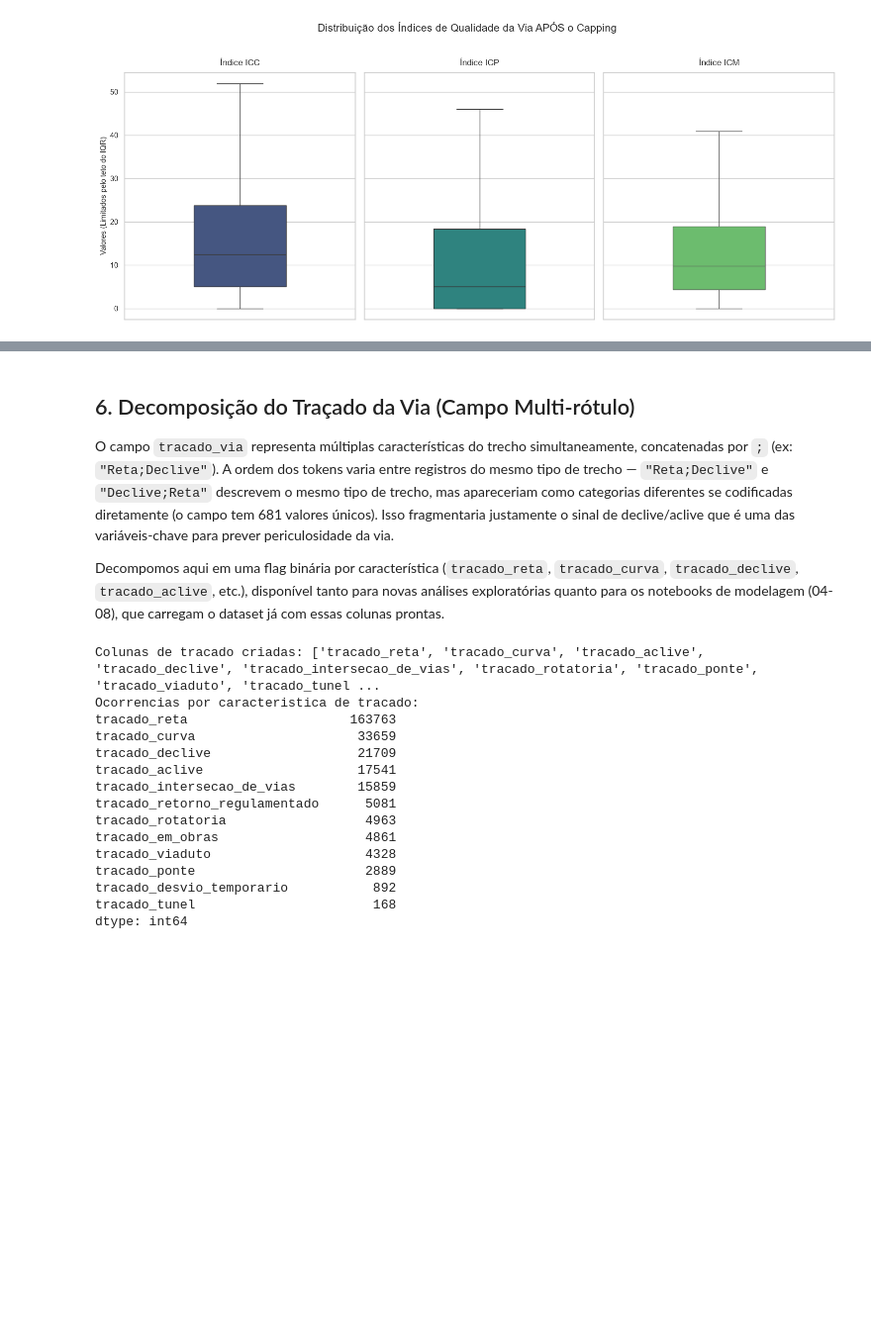
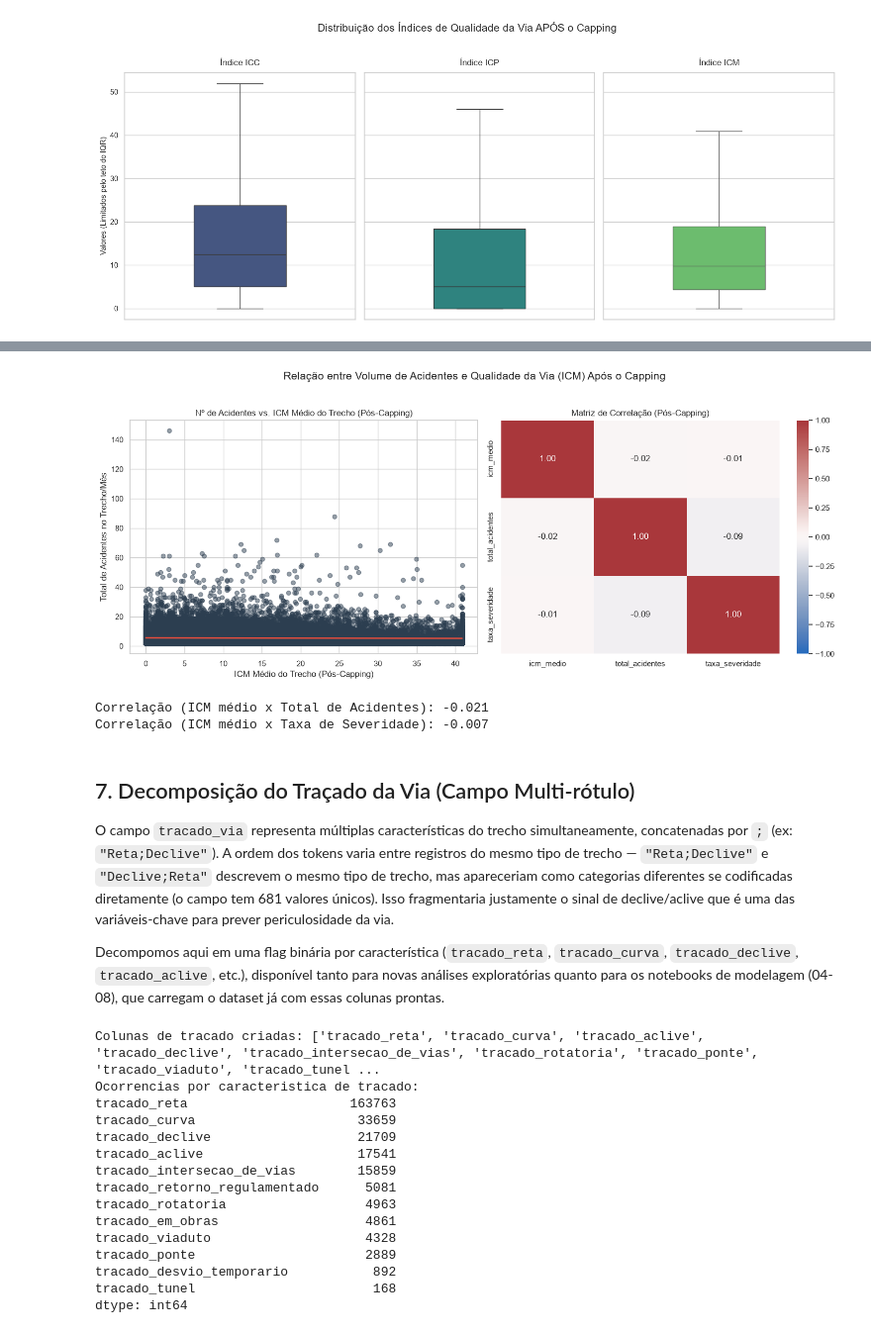
Before and after one commit to athaydegab/PredicaoAcidentesPRF, a Jupyter notebook: notebooks/03_notebook_aed.ipynb, the cells around one changed output, grey strips where cells are left out. Shown at 99% size. Saved outputs shown, nothing was run; the diff lists cells and outputs as text; code cells hidden in the pictures; blank space fills up the shorter version.

```diff
--- a/notebooks/03_notebook_aed.ipynb
+++ b/notebooks/03_notebook_aed.ipynb
@@ -351,5 +355,51 @@ Outliers suavizados com sucesso. Os dados agora refletem a distribuição real c
+# %%
+# ==========================================
+# CORRELAÇÃO: ACIDENTES vs. ICM (PÓS-CAPPING)
+# ==========================================
+# Reaproveitando a agregação por trecho/mês da Seção 4 (br, km_join, ano_mes),
+# agora com o icm já suavizado pelo capping aplicado na Seção 5.
+trechos_mensais_capped = df_aed.groupby(['br', 'km_join', 'ano_mes']).agg(
+    total_acidentes=('acidente_grave_ou_fatal', 'count'),
+    taxa_severidade=('acidente_grave_ou_fatal', 'mean'),
+    icm_medio=('icm', 'mean')
+).reset_index()
+
+# Mesmo filtro de ruído estatístico usado na Seção 4
+trechos_criticos_capped = trechos_mensais_capped[trechos_mensais_capped['total_acidentes'] >= 2].copy()
+trechos_criticos_capped['taxa_severidade'] = trechos_criticos_capped['taxa_severidade'] * 100
+
+fig, axes = plt.subplots(1, 2, figsize=(15, 6))
+
+# Painel 1: dispersão com linha de tendência (nº de acidentes x ICM médio do trecho)
+sns.regplot(
+    data=trechos_criticos_capped, x='icm_medio', y='total_acidentes',
+    scatter_kws={'alpha': 0.5, 'color': '#2c3e50'}, line_kws={'color': '#e74c3c', 'linewidth': 2},
+    ax=axes[0]
+)
+axes[0].set_title('Nº de Acidentes vs. ICM Médio do Trecho (Pós-Capping)', fontsize=12)
+axes[0].set_xlabel('ICM Médio do Trecho (Pós-Capping)')
+axes[0].set_ylabel('Total de Acidentes no Trecho/Mês')
+
+# Painel 2: matriz de correlação (diverging, ponto neutro em 0)
+correlacao_capped = trechos_criticos_capped[['icm_medio', 'total_acidentes', 'taxa_severidade']].corr()
+sns.heatmap(
+    correlacao_capped, annot=True, fmt='.2f', cmap='vlag', center=0, vmin=-1, vmax=1,
+    ax=axes[1]
+)
+axes[1].set_title('Matriz de Correlação (Pós-Capping)', fontsize=12)
+
+plt.suptitle('Relação entre Volume de Acidentes e Qualidade da Via (ICM) Após o Capping', fontsize=15, y=1.03)
+plt.tight_layout()
+plt.show()
+
+print(f"Correlação (ICM médio x Total de Acidentes): {correlacao_capped.loc['icm_medio', 'total_acidentes']:.3f}")
+print(f"Correlação (ICM médio x Taxa de Severidade): {correlacao_capped.loc['icm_medio', 'taxa_severidade']:.3f}")
+# %% [output]
+[figure, added]
+Correlação (ICM médio x Total de Acidentes): -0.021
+Correlação (ICM médio x Taxa de Severidade): -0.007
 # %% [markdown]
-## 6. Decomposição do Traçado da Via (Campo Multi-rótulo)
+## 7. Decomposição do Traçado da Via (Campo Multi-rótulo)
 
 O campo `tracado_via` representa múltiplas características do trecho simultaneamente, concatenadas por `;` (ex: `"Reta;Declive"`). A ordem dos tokens varia entre registros do mesmo tipo de trecho — `"Reta;Declive"` e `"Declive;Reta"` descrevem o mesmo tipo de trecho, mas apareceriam como categorias diferentes se codificadas diretamente (o campo tem 681 valores únicos). Isso fragmentaria justamente o sinal de declive/aclive que é uma das variáveis-chave para prever periculosidade da via.
 
```
Also changed, not shown: parts of 1 cell of this notebook.
